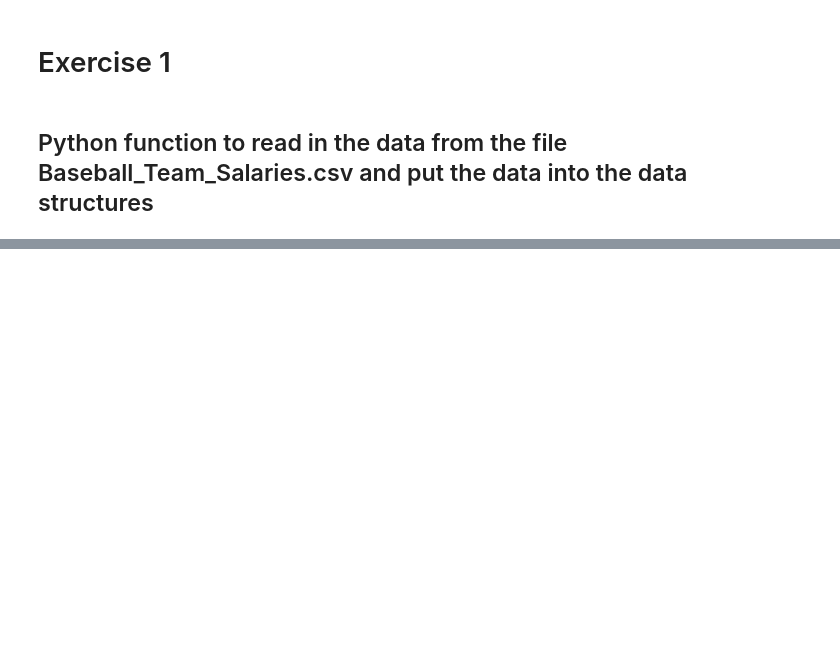
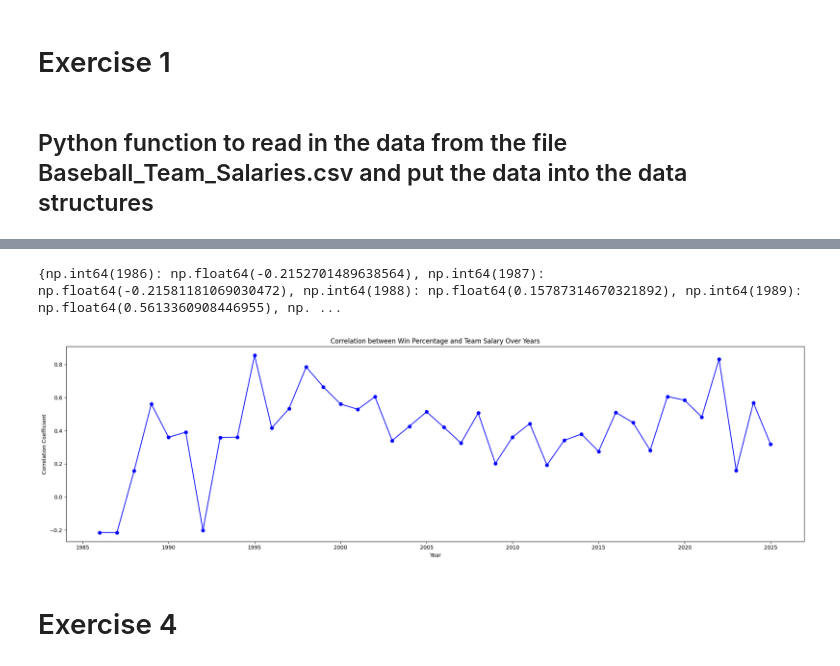
Before and after one commit to Quilhar/DataAnalytics, a Jupyter notebook: Stats/money_and_sports.ipynb, the cells around one changed output, grey strips where cells are left out. Saved outputs shown, nothing was run; the diff lists cells and outputs as text; code cells hidden in the pictures; blank space fills up the shorter version.

Commit message:
Exercise 4 Incomplete

```diff
--- a/Stats/money_and_sports.ipynb
+++ b/Stats/money_and_sports.ipynb
@@ -58,0 +177,22 @@ KeyError: np.int64(1986)
+# %%
+def corelation_wp_salary(yearly_data_structure):
+    correlation_results = {}
+
+    for year in yearly_data_structure:
+        win_percentages = yearly_data_structure[year]['win_percentage']
+        salaries = yearly_data_structure[year]['salary']
+
+        correlation = dal.find_data_correlation(win_percentages, salaries)
+        correlation_results[year] = correlation
+
+    return correlation_results
+
+corelation_coef_wp_salary = corelation_wp_salary(yearly_data_structure)
+
+plt.figure(figsize=(20, 6))
+dal.xy_plot(list(corelation_coef_wp_salary.keys()), list(corelation_coef_wp_salary.values()), 'Year', 'Correlation Coefficient', 'Correlation between Win Percentage and Team Salary Over Years', marker = 'o', color = 'blue')
+# %% [output]
+{np.int64(1986): np.float64(-0.2152701489638564), np.int64(1987): np.float64(-0.21581181069030472), np.int64(1988): np.float64(0.15787314670321892), np.int64(1989): np.float64(0.5613360908446955), np. ...
+[figure, added]
+# %% [markdown]
+# Exercise 4
```
Also changed, not shown: parts of 14 cells of this notebook, 1 other file.
